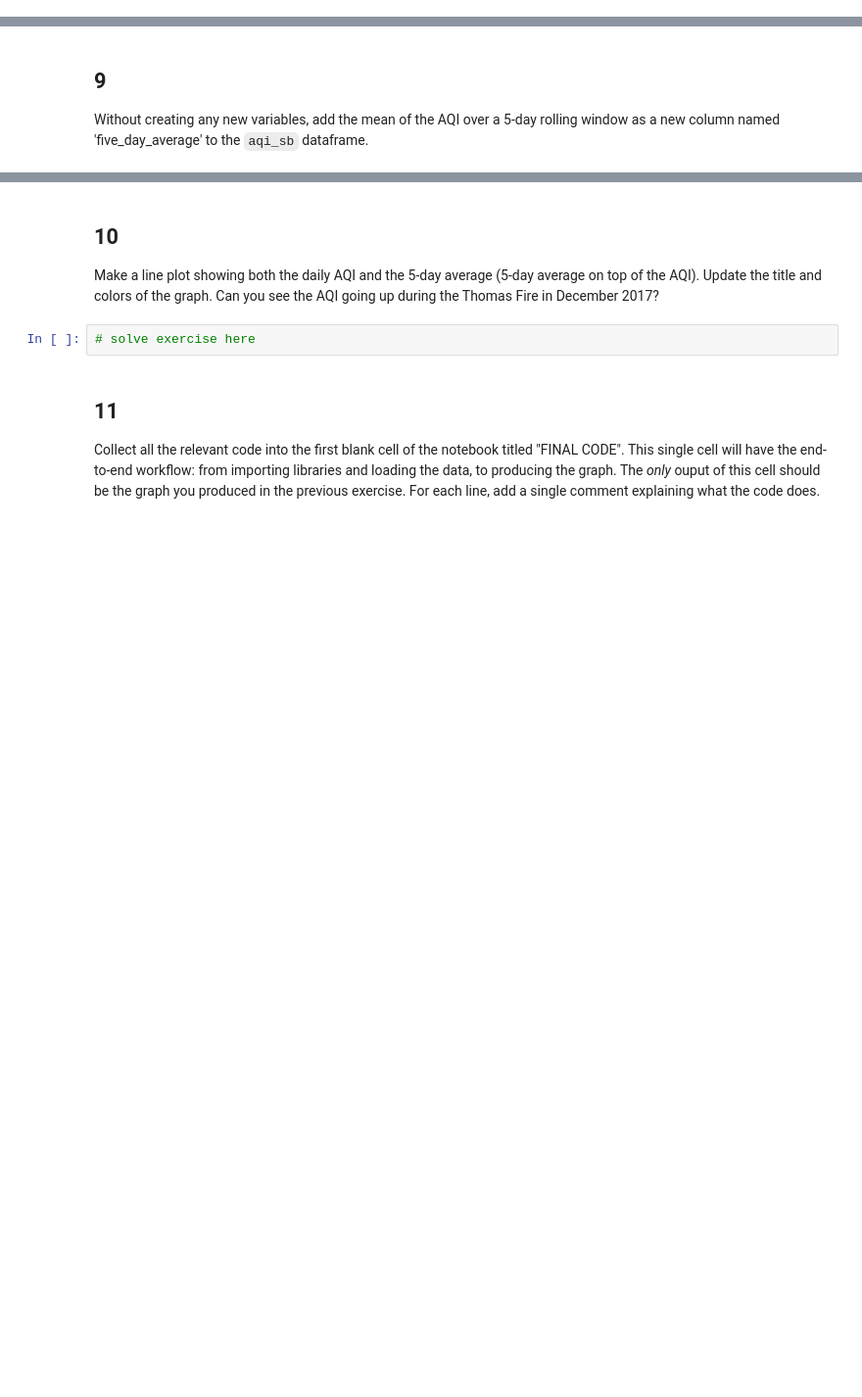
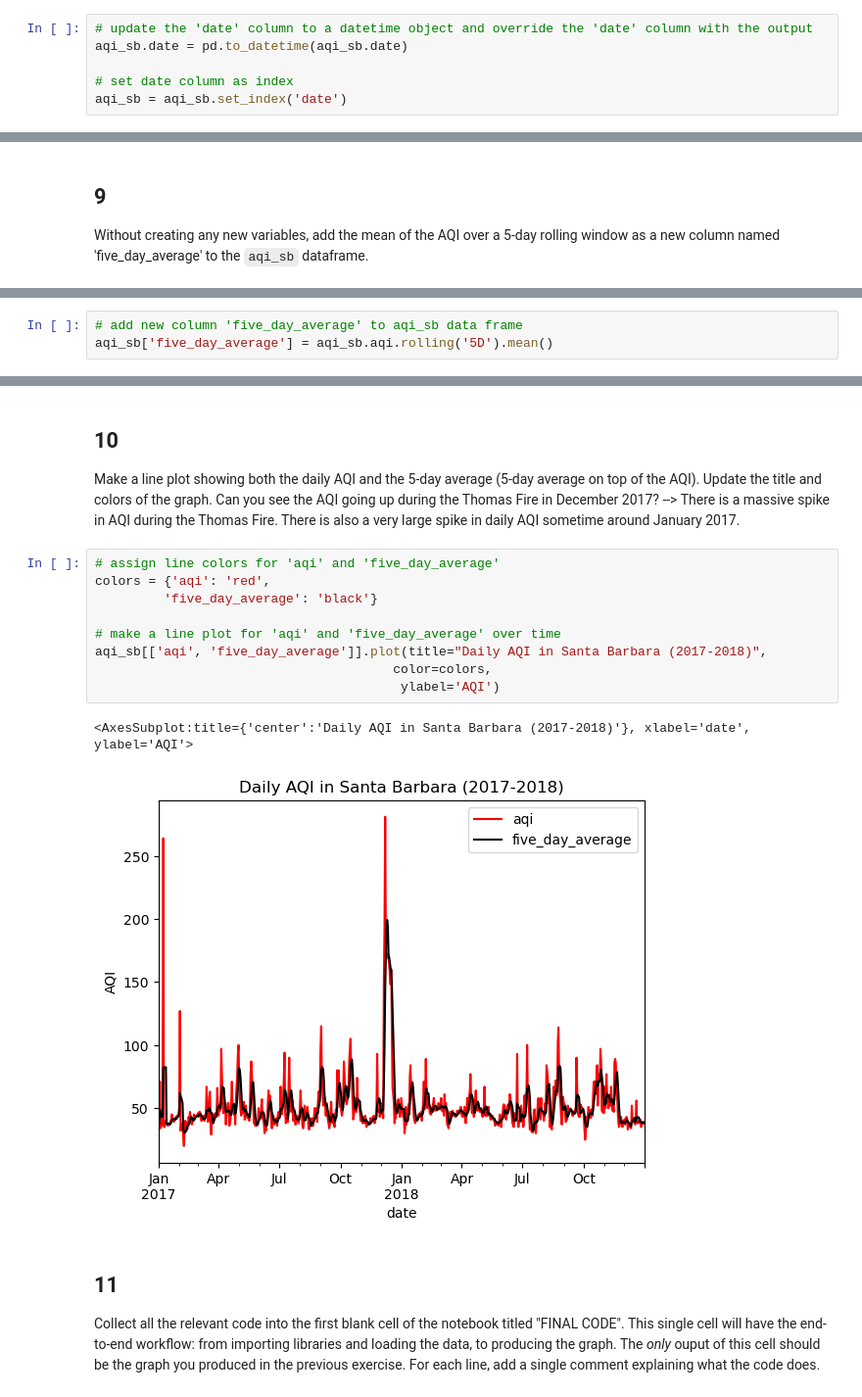
Before and after one commit to fletcher-m/eds220-hwk-2, a Jupyter notebook: hwk2-task2-aqi.ipynb, the cells around one changed output, grey strips where cells are left out. Shown: that part at 98% size. Cells and saved outputs as stored; diff of their text form; blank space fills up the shorter version.

```diff
--- a/hwk2-task2-aqi.ipynb
+++ b/hwk2-task2-aqi.ipynb
@@ -182,3 +251,9 @@ In the next cell:
+# %%
+# update the 'date' column to a datetime object and override the 'date' column with the output
+aqi_sb.date = pd.to_datetime(aqi_sb.date)
+
+# set date column as index
+aqi_sb = aqi_sb.set_index('date')
 # %% [markdown]
 ## 7
 In the next cell, check that you've updated the index by accessing the index of `aqi_sb`  by running `aqi_sb.index`. Add in a comment what is the data type (dtype) of the index.
@@ -203,0 +301,3 @@ Without creating any new variables, add the mean of the AQI over a 5-day rolling
+# %%
+# add new column 'five_day_average' to aqi_sb data frame
+aqi_sb['five_day_average'] = aqi_sb.aqi.rolling('5D').mean()
@@ -204,8 +319,18 @@ Without creating any new variables, add the mean of the AQI over a 5-day rolling
 # %% [markdown]
 ## 10
-Make a line plot showing both the daily AQI and the 5-day average (5-day average on top of the AQI). Update the title and colors of the graph. Can you see the AQI going up during the Thomas Fire in December 2017?
+Make a line plot showing both the daily AQI and the 5-day average (5-day average on top of the AQI). Update the title and colors of the graph. Can you see the AQI going up during the Thomas Fire in December 2017? --> There is a massive spike in AQI during the Thomas Fire. There is also a very large spike in daily AQI sometime around January 2017.
-# %%
-# solve exercise here
+# %%
+# assign line colors for 'aqi' and 'five_day_average'
+colors = {'aqi': 'red',
+         'five_day_average': 'black'}
+
+# make a line plot for 'aqi' and 'five_day_average' over time
+aqi_sb[['aqi', 'five_day_average']].plot(title="Daily AQI in Santa Barbara (2017-2018)",
+                                       color=colors,
+                                        ylabel='AQI')
+# %% [output]
+<AxesSubplot:title={'center':'Daily AQI in Santa Barbara (2017-2018)'}, xlabel='date', ylabel='AQI'>
+[figure, added]
 # %% [markdown]
 ## 11
 
```
Also changed, not shown: parts of 8 cells of this notebook.
